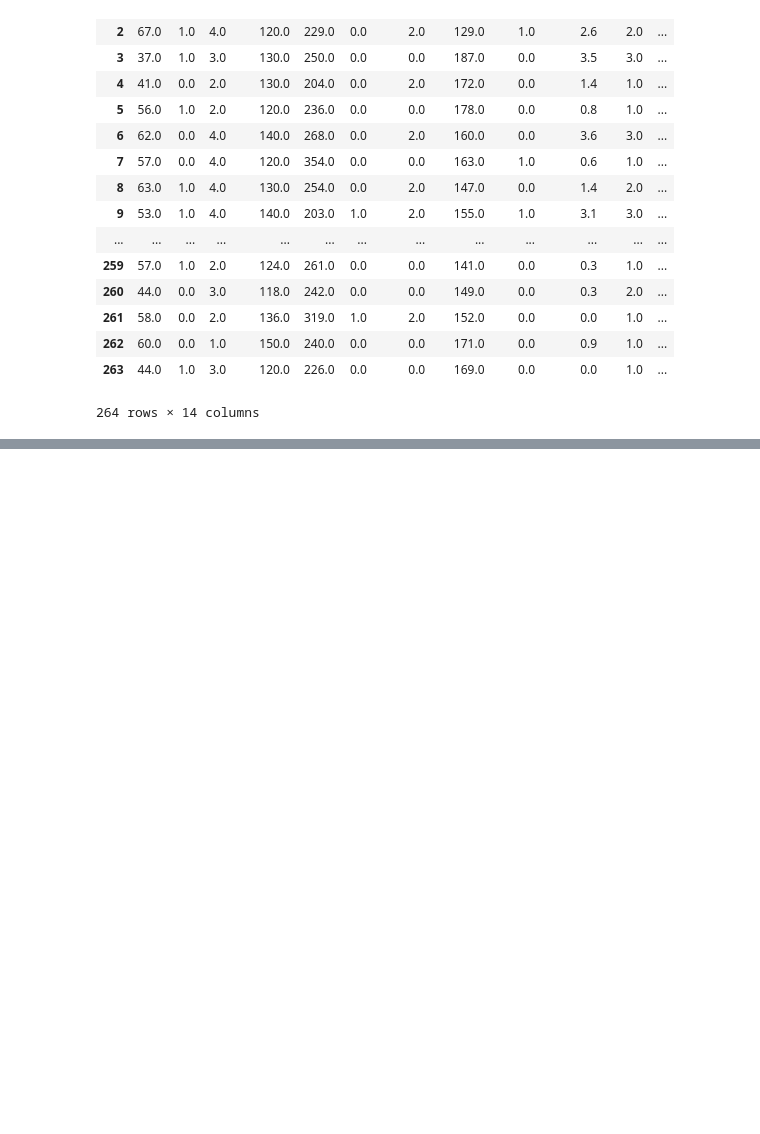
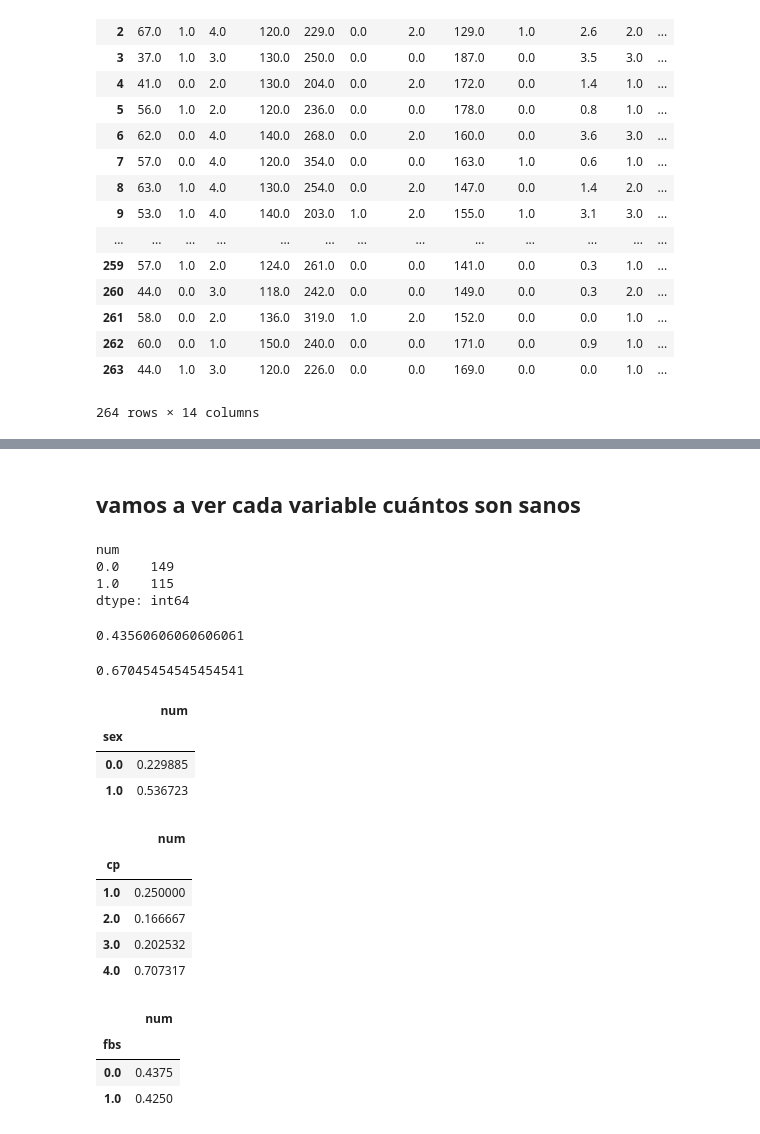
Before and after one commit to datalabusal2018/MachineLearningTest, a Jupyter notebook: juanpe_exploracion_pandas_datalab.ipynb, the cells around one changed output, grey strips where cells are left out. Saved outputs shown, nothing was run; the diff lists cells and outputs as text; code cells hidden in the pictures; blank space fills up the shorter version.

```diff
--- a/juanpe_exploracion_pandas_datalab.ipynb
+++ b/juanpe_exploracion_pandas_datalab.ipynb
@@ -206,0 +181,40 @@ train[train['num']!= 0]
+# %% [markdown]
+## vamos a ver cada variable cuántos son sanos
+# %%
+train.groupby('num').size()
+# %% [output]
+num
+0.0    149
+1.0    115
+dtype: int64
+# %%
+train.num.mean() #hay un 43% de enfermos
+# %% [output]
+0.43560606060606061
+# %%
+train.sex.mean() #hay un 67% de hombres
+# %% [output]
+0.67045454545454541
+# %%
+train.groupby('sex').agg({'num': np.mean}) #sexo importa
+# %% [output]
+|  | num |
+| sex |  |
+| 0.0 | 0.229885 |
+| 1.0 | 0.536723 |
+# %%
+train.groupby('cp').agg({'num': np.mean}) # cp importa mucho
+# %% [output]
+|  | num |
+| cp |  |
+| 1.0 | 0.250000 |
+| 2.0 | 0.166667 |
+| 3.0 | 0.202532 |
+| 4.0 | 0.707317 |
+# %%
+train.groupby('fbs').agg({'num': np.mean}) #nada castaña pilonga
+# %% [output]
+|  | num |
+| fbs |  |
+| 0.0 | 0.4375 |
+| 1.0 | 0.4250 |
```
Also changed, not shown: parts of 37 cells of this notebook.
